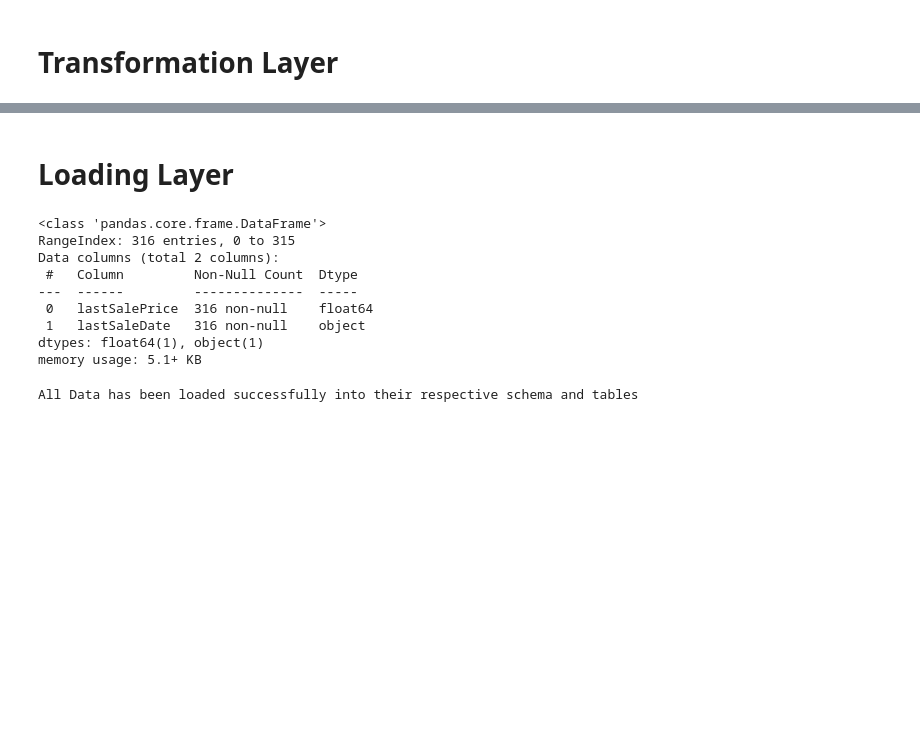
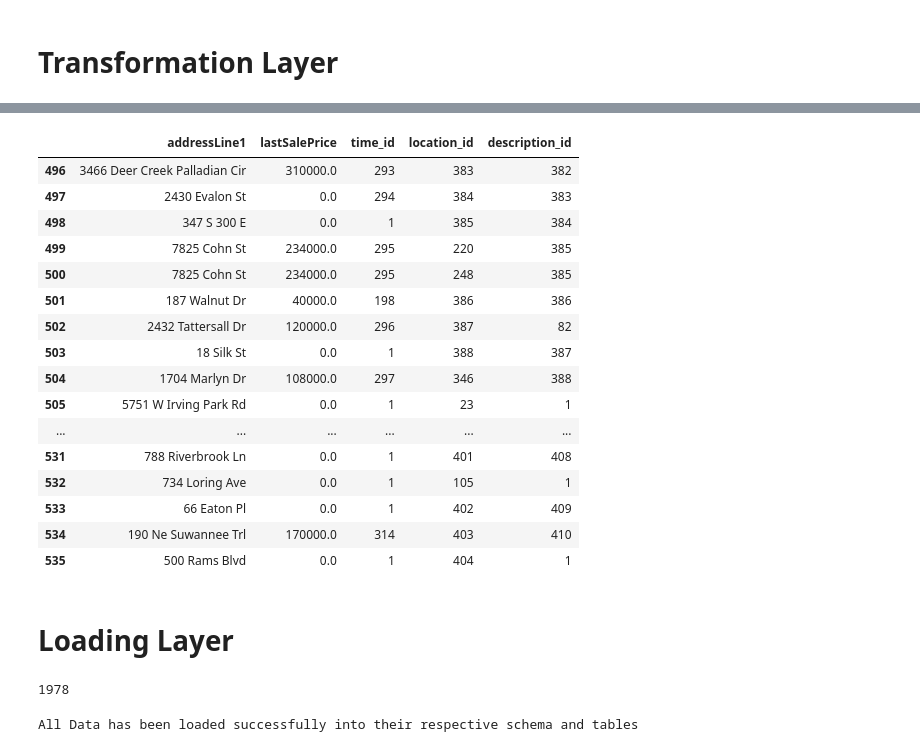
Before and after one commit to oyeadedamola/RealEstateETL, a Jupyter notebook: 1st project pipeline.ipynb, the cells around one changed output, grey strips where cells are left out. Saved outputs shown, nothing was run; the diff lists cells and outputs as text; code cells hidden in the pictures; blank space fills up the shorter version.

```diff
--- a/1st project pipeline.ipynb
+++ b/1st project pipeline.ipynb
@@ -88,4 +137,6 @@ fact_table = ProjectRecords_pd[fact_columns]
 # %%
 # Create location Dimension
-location_dim = ProjectRecords_pd[["addressLine1", "city", "state", "zipCode","longitude", "latitude"]].drop_duplicates()
-location_dim.index.name = "location_id"
+location_dim = ProjectRecords_pd[["city", "county", "state"]].drop_duplicates()
+location_dim = location_dim.reset_index(drop=True).reset_index().rename(columns={"index": "location_id"})
+location_dim["location_id"] += 1  # Start index from 1 instead of 0
+location_dim.head(10)
@@ -99,0 +180,10 @@ features_dim.index.name = "features_id"
+# %%
+# Create time Dimension
+time_dim = ProjectRecords_pd[["lastSaleDate"]].drop_duplicates().reset_index(drop=True)
+time_dim = time_dim.reset_index().rename(columns={"index": "time_id"})
+time_dim["time_id"] += 1  # Start index from 1 instead of 0
+time_dim['year'] = time_dim['lastSaleDate'].dt.isocalendar().year  # year
+time_dim['week'] = time_dim['lastSaleDate'].dt.isocalendar().week  # ISO week number
+time_dim['month'] = time_dim['lastSaleDate'].dt.month_name()            # Month number
+time_dim['quarter'] = time_dim['lastSaleDate'].dt.quarter          # Quarter (1-4)
+time_dim['day_of_week'] = time_dim['lastSaleDate'].dt.day_name()   # Full weekday name
@@ -100,3 +199,32 @@ features_dim.index.name = "features_id"
+# %%
+# Create the fact table and linking of dimension table primary key with fact table
+fact_columns = ["addressLine1", "city", "lastSaleDate", "propertyType", "bathrooms", "bedrooms", "yearBuilt", "squareFootage", "lotSize", 'lastSalePrice']
+fact_table = ProjectRecords_pd[fact_columns]
+fact_table = fact_table.merge(time_dim[["lastSaleDate", "time_id"]], on="lastSaleDate", how="left")
+fact_table = fact_table.merge(location_dim[["city", "location_id"]], on="city", how="left")
+fact_table = fact_table.merge(description_dim, on=["propertyType", "bathrooms", "bedrooms", "yearBuilt", "squareFootage", "lotSize"], how="left")
+
+fact_table .drop(columns=["lastSaleDate","city","propertyType", "bathrooms", "bedrooms", "yearBuilt", "squareFootage", "lotSize"], inplace=True)
+# %%
+fact_table.tail(40)
+# %% [output]
+|  | addressLine1 | lastSalePrice | time_id | location_id | description_id |
+| 496 | 3466 Deer Creek Palladian Cir | 310000.0 | 293 | 383 | 382 |
+| 497 | 2430 Evalon St | 0.0 | 294 | 384 | 383 |
+| 498 | 347 S 300 E | 0.0 | 1 | 385 | 384 |
+| 499 | 7825 Cohn St | 234000.0 | 295 | 220 | 385 |
+| 500 | 7825 Cohn St | 234000.0 | 295 | 248 | 385 |
+| 501 | 187 Walnut Dr | 40000.0 | 198 | 386 | 386 |
+| 502 | 2432 Tattersall Dr | 120000.0 | 296 | 387 | 82 |
+| 503 | 18 Silk St | 0.0 | 1 | 388 | 387 |
+| 504 | 1704 Marlyn Dr | 108000.0 | 297 | 346 | 388 |
+| 505 | 5751 W Irving Park Rd | 0.0 | 1 | 23 | 1 |
+| ... | ... | ... | ... | ... | ... |
+| 531 | 788 Riverbrook Ln | 0.0 | 1 | 401 | 408 |
+| 532 | 734 Loring Ave | 0.0 | 1 | 105 | 1 |
+| 533 | 66 Eaton Pl | 0.0 | 1 | 402 | 409 |
+| 534 | 190 Ne Suwannee Trl | 170000.0 | 314 | 403 | 410 |
+| 535 | 500 Rams Blvd | 0.0 | 1 | 404 | 1 |
 # %%
 # Saving fact and dimensions table in csv format
 fact_table.to_csv("property_fact.csv", index=False)
@@ -118,17 +248,9 @@ def get_db_connection():
 
 conn = get_db_connection()
 # %%
-sales_dim.info()
+time_dim['year'].min()
 # %% [output]
-<class 'pandas.core.frame.DataFrame'>
-RangeIndex: 316 entries, 0 to 315
-Data columns (total 2 columns):
- #   Column         Non-Null Count  Dtype
----  ------         --------------  -----
- 0   lastSalePrice  316 non-null    float64
- 1   lastSaleDate   316 non-null    object
-dtypes: float64(1), object(1)
-memory usage: 5.1+ KB
+1978
 # %%
 # Creating tables
 def create_tables():
```
Also changed, not shown: parts of 24 cells of this notebook, 9 other files.
